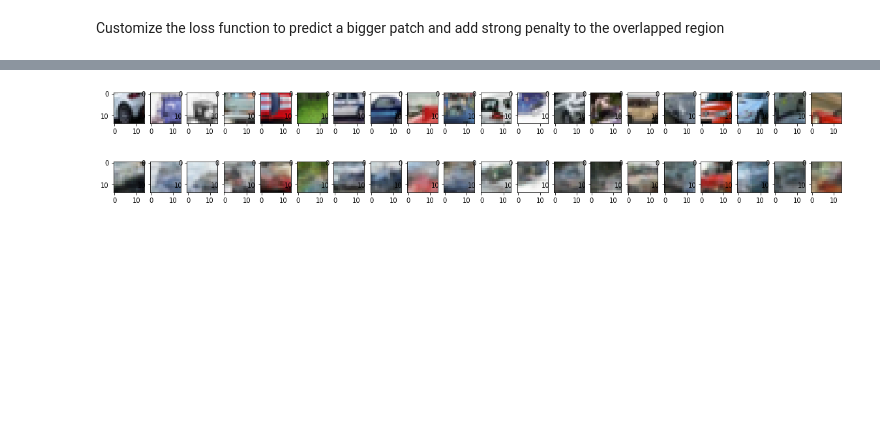
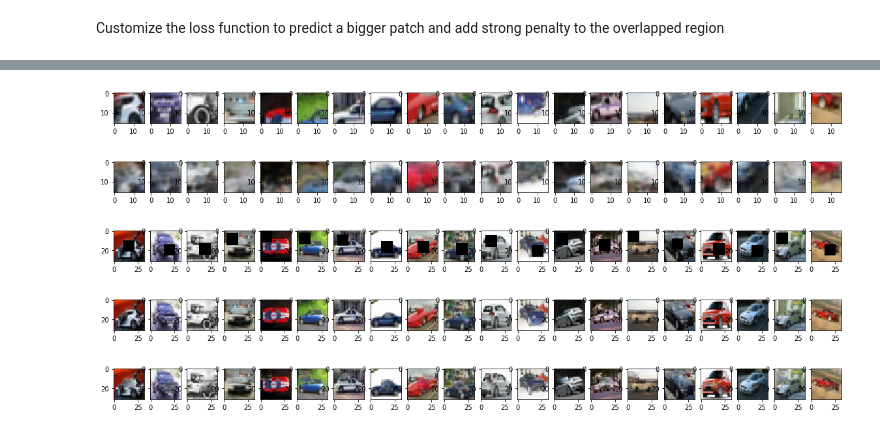
Before and after one commit to nji3/Deep_Learning_Study_Tutorial, a Jupyter notebook: Image Fill/Image_Fill_by_AutoEncoder.ipynb, the cells around one changed output, grey strips where cells are left out. Saved outputs shown, nothing was run; the diff lists cells and outputs as text; code cells hidden in the pictures; blank space fills up the shorter version.

```diff
--- a/Image Fill/Image_Fill_by_AutoEncoder.ipynb
+++ b/Image Fill/Image_Fill_by_AutoEncoder.ipynb
@@ -336,3 +371,10 @@ p_map_test[:,0:12,0:12,:] = p_map_train[:,0:12,0:12,:] - 1
+# %%
+p_map_train = np.ones((x_tra.shape[0],16,16,1)) * 3
+p_map_test = np.ones((x_tra.shape[0],16,16,1)) * 3
+p_map_train[:,2:14,2:14,:] = p_map_train[:,2:14,2:14,:] - 1
+p_map_test[:,2:14,2:14,:] = p_map_train[:,2:14,2:14,:] - 1
+p_map_train[:,1:15,1:15,:] = p_map_train[:,1:15,1:15,:] - 1
+p_map_test[:,1:15,1:15,:] = p_map_train[:,1:15,1:15,:] - 1
 # %%
 # Customized loss fucntion to penalize the boundary more
 def patches_loss(pred_patch,patch):
@@ -342,7 +384,7 @@ def patches_loss(pred_patch,patch):
 # Input
 p_input1 = layers.Input(batch_shape=(batch_size,height,width,channels))
 p_input2 = layers.Input(batch_shape=(batch_size,height,width,1))
-weight_map = layers.Input(batch_shape=(batch_size,14,14,1))
+weight_map = layers.Input(batch_shape=(batch_size,16,16,1))
 p_Input = layers.concatenate([p_input1,p_input2], axis=-1)
 
 # Encoder
@@ -363,7 +405,7 @@ p_d2 = layers.Conv2DTranspose(128,(3,3),activation='relu',strides=2,padding='sam
 p_d3 = layers.Conv2DTranspose(64,(3,3),activation='relu')(p_d2)
 p_d4 = layers.Conv2DTranspose(64,(3,3),activation='relu')(p_d3)
 p_d5 = layers.Conv2DTranspose(64,(3,3),activation='relu')(p_d4)
-p_d6 = layers.Conv2D(64,(3,3),activation='relu',padding='same')(p_d5)
+p_d6 = layers.Conv2DTranspose(64,(3,3),activation='relu')(p_d5)
 p_d7 = layers.Conv2D(3,(3,3),activation='sigmoid',padding='same')(p_d6)
 p_ae = Model([p_input1,p_input2,weight_map],p_d7)
 p_ae.summary()
@@ -410,2 +452,14 @@ Epoch 100/100
 <keras.callbacks.History at 0x...>
+# %%
+fill_train_larger = p_ae.predict([x_train3,cond_train3,p_map_train],batch_size=batch_size)
+fill_x_train_larger = []
+for i,condm in enumerate(cond_train3):
+  a = np.zeros((32,32,3))
+  b = np.zeros((32,32,3))
+  b[:,:,0] = condm.reshape((32,32))
+  b[:,:,1] = condm.reshape((32,32))
+  b[:,:,2] = condm.reshape((32,32))
+  a[np.where(b == 0)] = fill_train_larger[i,2:14,2:14,:].reshape((12*12*3,))
+  fill_x_train_larger.append(x_train3[i]+a)
+fill_x_train_larger = np.array(fill_x_train_larger)
 # %%
@@ -419,8 +478,25 @@ plt.show()
+# %%
+fill_test_larger = p_ae.predict([x_test3,cond_test3,p_map_test],batch_size=batch_size)
+fill_x_test_larger = []
+for i,condm in enumerate(cond_test3):
+  a = np.zeros((32,32,3))
+  b = np.zeros((32,32,3))
+  b[:,:,0] = condm.reshape((32,32))
+  b[:,:,1] = condm.reshape((32,32))
+  b[:,:,2] = condm.reshape((32,32))
+  a[np.where(b == 0)] = fill_test_larger[i,2:14,2:14,:].reshape((12*12*3,))
+  fill_x_test_larger.append(x_test3[i]+a)
+fill_x_test_larger = np.array(fill_x_test_larger)
 # %%
-fill_test_larger = p_ae.predict([x_test3,cond_test3,p_map_test],batch_size=batch_size)
 Plot_Img(20,x_test_patches3,20,10)
 Plot_Img(20,fill_test_larger,20,10)
+Plot_Img(20,x_test3,20,10)
+Plot_Img(20,x_te,20,10)
+Plot_Img(20,fill_x_test_larger,20,10)
 plt.show()
 # %% [output]
-[figure, old version]
+[figure, new version]
-[figure, old version]
+[figure, new version]
+[figure, added]
+[figure, added]
+[figure, added]
```
Also changed, not shown: parts of 18 cells of this notebook.
